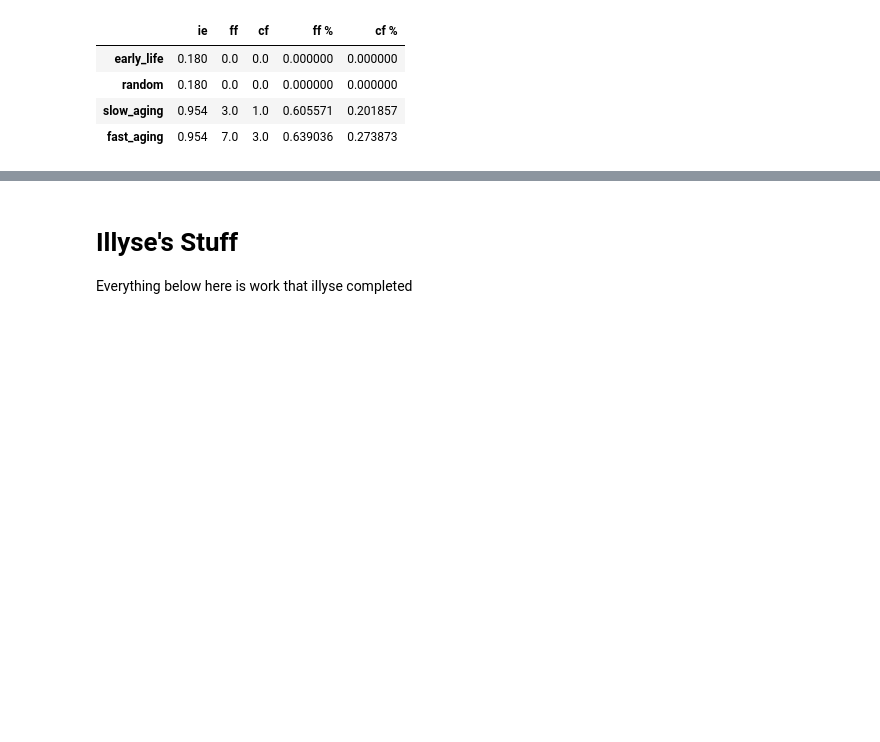
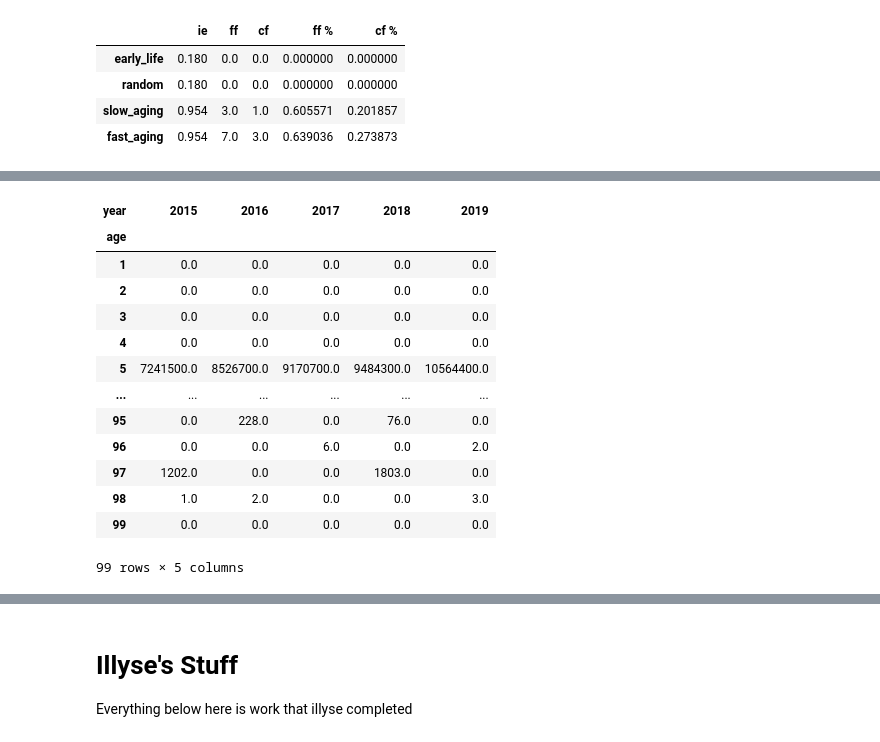
Before and after one commit to gavintreseder/pof, a Jupyter notebook: notebooks/component.ipynb, the cells around one changed output, grey strips where cells are left out. Saved outputs shown, nothing was run; the diff lists cells and outputs as text; code cells hidden in the pictures; blank space fills up the shorter version.

```diff
--- a/notebooks/component.ipynb
+++ b/notebooks/component.ipynb
@@ -129,0 +170,18 @@ df_summary
+# %%
+df_cost = df_forecast['assets'].mul(df_age_cost.reindex(df_forecast.index).values, axis=1)
+df_cost
+# %% [output]
+| year | 2015 | 2016 | 2017 | 2018 | 2019 |
+| age |  |  |  |  |  |
+| 1 | 0.0 | 0.0 | 0.0 | 0.0 | 0.0 |
+| 2 | 0.0 | 0.0 | 0.0 | 0.0 | 0.0 |
+| 3 | 0.0 | 0.0 | 0.0 | 0.0 | 0.0 |
+| 4 | 0.0 | 0.0 | 0.0 | 0.0 | 0.0 |
+| 5 | 7241500.0 | 8526700.0 | 9170700.0 | 9484300.0 | 10564400.0 |
+| ... | ... | ... | ... | ... | ... |
+| 95 | 0.0 | 228.0 | 0.0 | 76.0 | 0.0 |
+| 96 | 0.0 | 0.0 | 6.0 | 0.0 | 2.0 |
+| 97 | 1202.0 | 0.0 | 0.0 | 1803.0 | 0.0 |
+| 98 | 1.0 | 2.0 | 0.0 | 0.0 | 3.0 |
+| 99 | 0.0 | 0.0 | 0.0 | 0.0 | 0.0 |
+99 rows × 5 columns
```
Also changed, not shown: parts of 16 cells of this notebook, 5 other files.
